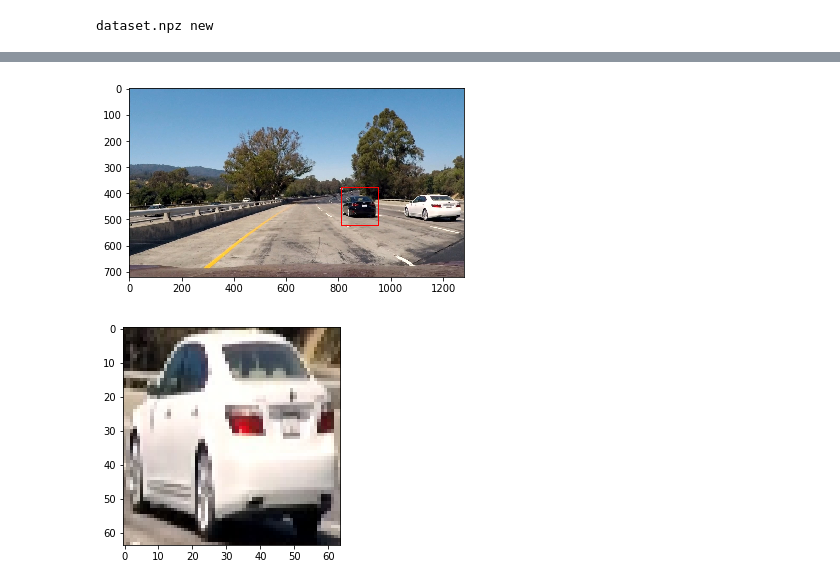
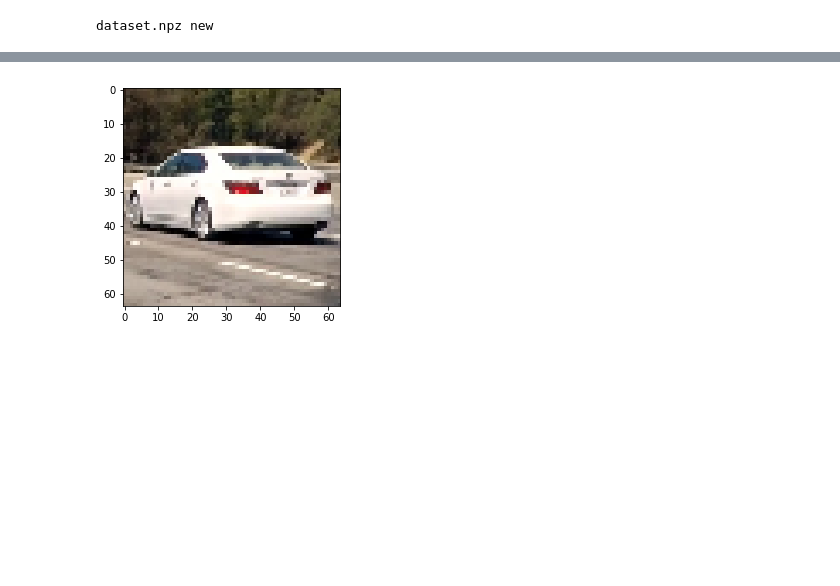
Before and after one commit to shohne/CarND-Vehicle-Detection-Tracking, a Jupyter notebook: P5.ipynb, the cells around one changed output, grey strips where cells are left out. Cells and saved outputs as stored; diff of their text form; code cells hidden in the pictures; blank space fills up the shorter version.

```diff
--- a/P5.ipynb
+++ b/P5.ipynb
@@ -122,7 +144,7 @@ hog_features 0.18712957380649947
 # %%
 # Define a function to extract features from a list of images
 # Have this function call bin_spatial() and color_hist()
-def extract_features(imgs, orient=9, pix_per_cell=8, cell_per_block=2):
+def extract_features(imgs, orient=9, pix_per_cell=16, cell_per_block=2):
     # Create a list to append feature vectors to
     features = []
     # Iterate through the list of images
@@ -131,11 +153,17 @@ def extract_features(imgs, orient=9, pix_per_cell=8, cell_per_block=2):
         # Read in each one by one
         if isinstance(image, str):
             image = mpimg.imread(image)
-        _, _, _, _, hist_features = color_hist(image)
+#        _, _, _, _, hist_features = color_hist(image)
+#        hist_features_float = hist_features.astype(np.float64)
+#        b = bin_spatial(image, color_space='YCrCb', size=(4, 4))
         hog_features = []
-        hog_features.extend(hist_features.tolist())
-
-        for colorspace in ['RGB','HSV','LUV','HLS','YUV', 'YCrCb']:
+#        hog_features.extend(b.tolist())
+#        hog_features.extend(hist_features_float.tolist())
+#                spatial_features = bin_spatial(feature_image, size=spatial_size)
+#        for colorspace in ['RGB','HSV','LUV','HLS','YUV', 'YCrCb']:
+        for colorspace in []:
+#        for colorspace in ['YCrCb']:
+#        for colorspace in ['YCrCb', 'HSV', 'RGB']:
             feature_image = np.copy(image)
             if colorspace == 'HSV':
                 feature_image = cv2.cvtColor(feature_image, cv2.COLOR_RGB2HSV)
@@ -153,6 +181,10 @@ def extract_features(imgs, orient=9, pix_per_cell=8, cell_per_block=2):
                                     orient, pix_per_cell, cell_per_block,
                                     vis=False, feature_vec=True))
 
+        feature_image = np.copy(image)
+        feature_image = cv2.cvtColor(feature_image, cv2.COLOR_RGB2GRAY)
+        hog_features.append(get_hog_features(feature_image[:,:], orient, pix_per_cell, cell_per_block, vis=False, feature_vec=True))
+
         hog_features = np.ravel(hog_features)
 
         # Append the new feature vector to the features list
@@ -382,36 +370,52 @@ def slide_window(img, x_start_stop=[None, None], y_start_stop=[None, None],
     # Return the list of windows
     return window_list
 # %%
-L = 144
-S = 64
-image = mpimg.imread('test_images/test1.jpg')
-img = draw_boxes(image, [((810,380),(810+L,380+L))], color=(255, 0, 0), thick=2)
-fig = plt.figure()
-plt.imshow(img)
+#L = 114
+#S = 64
+#image = mpimg.imread('test_images/t1.png')
+#img = draw_boxes(image, [((810,380),(810+L,380+L))], color=(255, 0, 0), thick=2)
+#fig = plt.figure()
+#plt.imshow(img)
 
 #L = 106
 #S = 64
 #image = mpimg.imread('test_images/test3.jpg')
 #img = draw_boxes(image, [((866,384),(866+L,384+L))], color=(255, 0, 0), thick=2)
 
-#L = 64
-#S = 64
-#image = mpimg.imread('data/vehicles/GTI_MiddleClose/image0002.png')
-
+L = 230
+S = 64
+#image = mpimg.imread('test_images/test1.png')
+image = mpimg.imread('test_images/test1.jpg')
+print ('image.shape', image.shape, np.max(image))
 #ii = cv2.resize(image[810:810+L,380:380+L], (S, S))
-#ii = cv2.resize(image[408:496,812:946], (64, 64))
-ii = cv2.resize(image[404:508,1048:1274], (64, 64))
+#ii = image #cv2.resize(image[384:384+L,820:820+L], (64, 64))
+ii = cv2.resize(image[344:344+L,1048:1048+L], (64, 64))
+ii = ii.astype(np.float32) / 255.0
+#print (iii)
 fig = plt.figure()
 plt.imshow(ii)
-
 image_features = extract_features([ii])
 image_features = X_scaler.transform(image_features)
-print('image_features', image_features)
 p = model.predict(image_features)
-print ('p', p)
+print (p)
+#image_features = extract_features(['test_images/t1.png'])
+#image_features = X_scaler.transform(image_features)
+#print('image_features', image_features.shape)
+#p = model.predict(image_features)
+#print ('p', p)
 
-image = mpimg.imread('data/vehicles/GTI_MiddleClose/image0002.png')
-image_features = extract_features([image])
-image_features = X_scaler.transform(image_features)
-print('image_features', image_features)
+#image = mpimg.imread('data/vehicles/GTI_MiddleClose/image0002.png')
+#image_features = extract_features([image])
+#image_features = X_scaler.transform(image_features)
+#p = model.predict(image_features)
+#print ('p', p)
+#fig = plt.figure()
+#plt.imshow(image)
+
+#print('image_features', image_features.shape)
+#print (ii)
+
+_, _, _, _, hist_features = color_hist(ii)
+#print ('image', image)
+print ('hist_features', hist_features.shape, hist_features, np.sum(hist_features))
 # %% [output]
@@ -435,2 +425 @@ image_features [[ 0.06979675 -0.54036279 -0.74297657 -0.93768982 -0.96738451 -0.
-[figure, old version]
+[figure, new version]
-[figure, removed]
```
Also changed, not shown: parts of 29 cells of this notebook, 2 other files.
